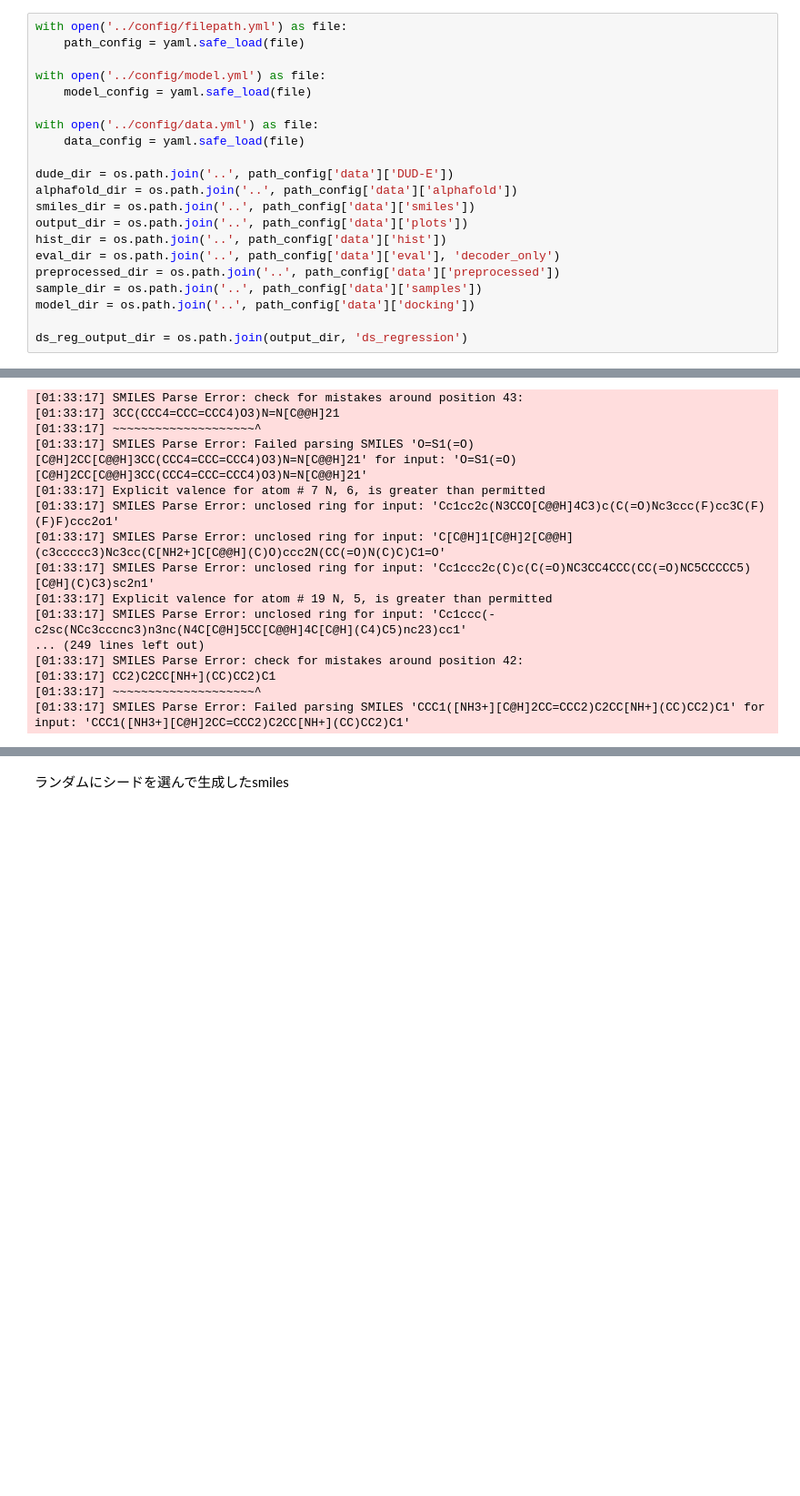
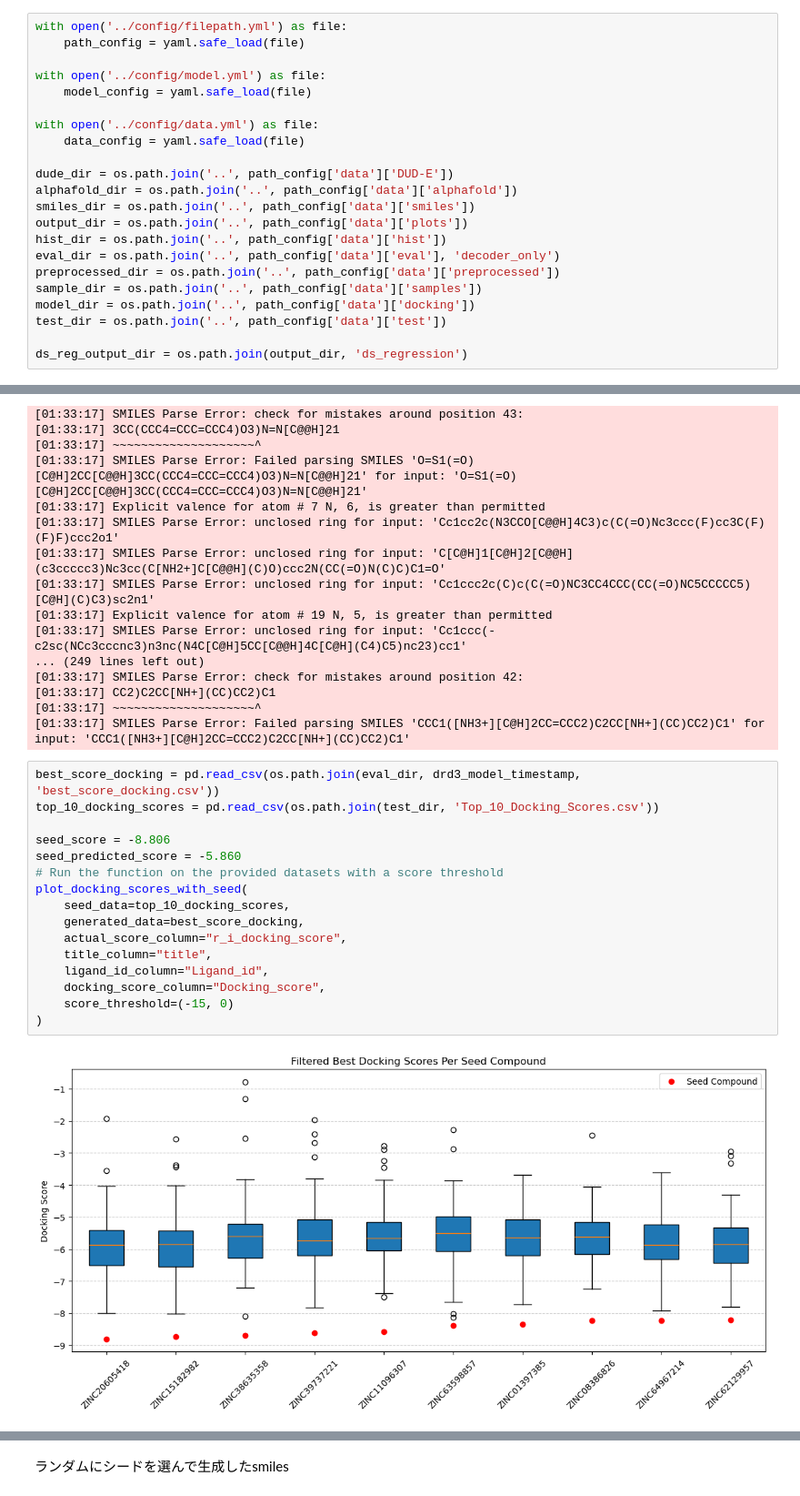
Before and after one commit to inu-wanwan/AttentionConditionedVAE, a Jupyter notebook: notebook/analyze_generated_smiles.ipynb, the cells around one changed output, grey strips where cells are left out. Shown at 91% size. Cells and saved outputs as stored; diff of their text form; blank space fills up the shorter version.

```diff
--- a/notebook/analyze_generated_smiles.ipynb
+++ b/notebook/analyze_generated_smiles.ipynb
@@ -27,6 +31,7 @@ eval_dir = os.path.join('..', path_config['data']['eval'], 'decoder_only')
 preprocessed_dir = os.path.join('..', path_config['data']['preprocessed'])
 sample_dir = os.path.join('..', path_config['data']['samples'])
 model_dir = os.path.join('..', path_config['data']['docking'])
+test_dir = os.path.join('..', path_config['data']['test'])
 
 ds_reg_output_dir = os.path.join(output_dir, 'ds_regression')
 # %%
@@ -144,3 +270,21 @@ Number of valid SMILES: 863
 [01:33:17] CC2)C2CC[NH+](CC)CC2)C1
 [01:33:17] ~~~~~~~~~~~~~~~~~~~~^
 [01:33:17] SMILES Parse Error: Failed parsing SMILES 'CCC1([NH3+][C@H]2CC=CCC2)C2CC[NH+](CC)CC2)C1' for input: 'CCC1([NH3+][C@H]2CC=CCC2)C2CC[NH+](CC)CC2)C1'
+# %%
+best_score_docking = pd.read_csv(os.path.join(eval_dir, drd3_model_timestamp, 'best_score_docking.csv'))
+top_10_docking_scores = pd.read_csv(os.path.join(test_dir, 'Top_10_Docking_Scores.csv'))
+
+seed_score = -8.806
+seed_predicted_score = -5.860
+# Run the function on the provided datasets with a score threshold
+plot_docking_scores_with_seed(
+    seed_data=top_10_docking_scores,
+    generated_data=best_score_docking,
+    actual_score_column="r_i_docking_score",
+    title_column="title",
+    ligand_id_column="Ligand_id",
+    docking_score_column="Docking_score",
+    score_threshold=(-15, 0)
+)
+# %% [output]
+[figure, added]
```
Also changed, not shown: parts of 9 cells of this notebook, 6 other files.
